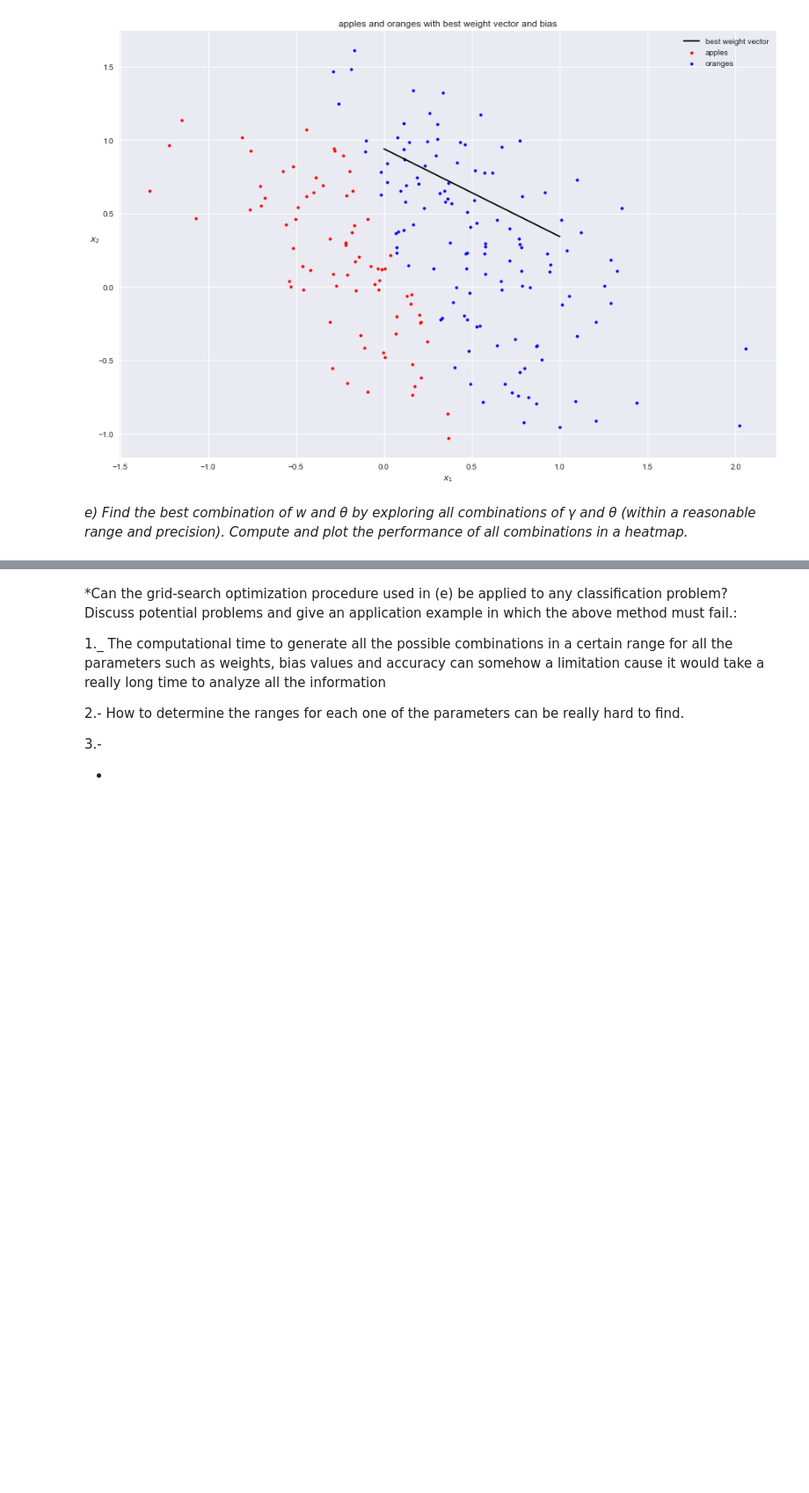
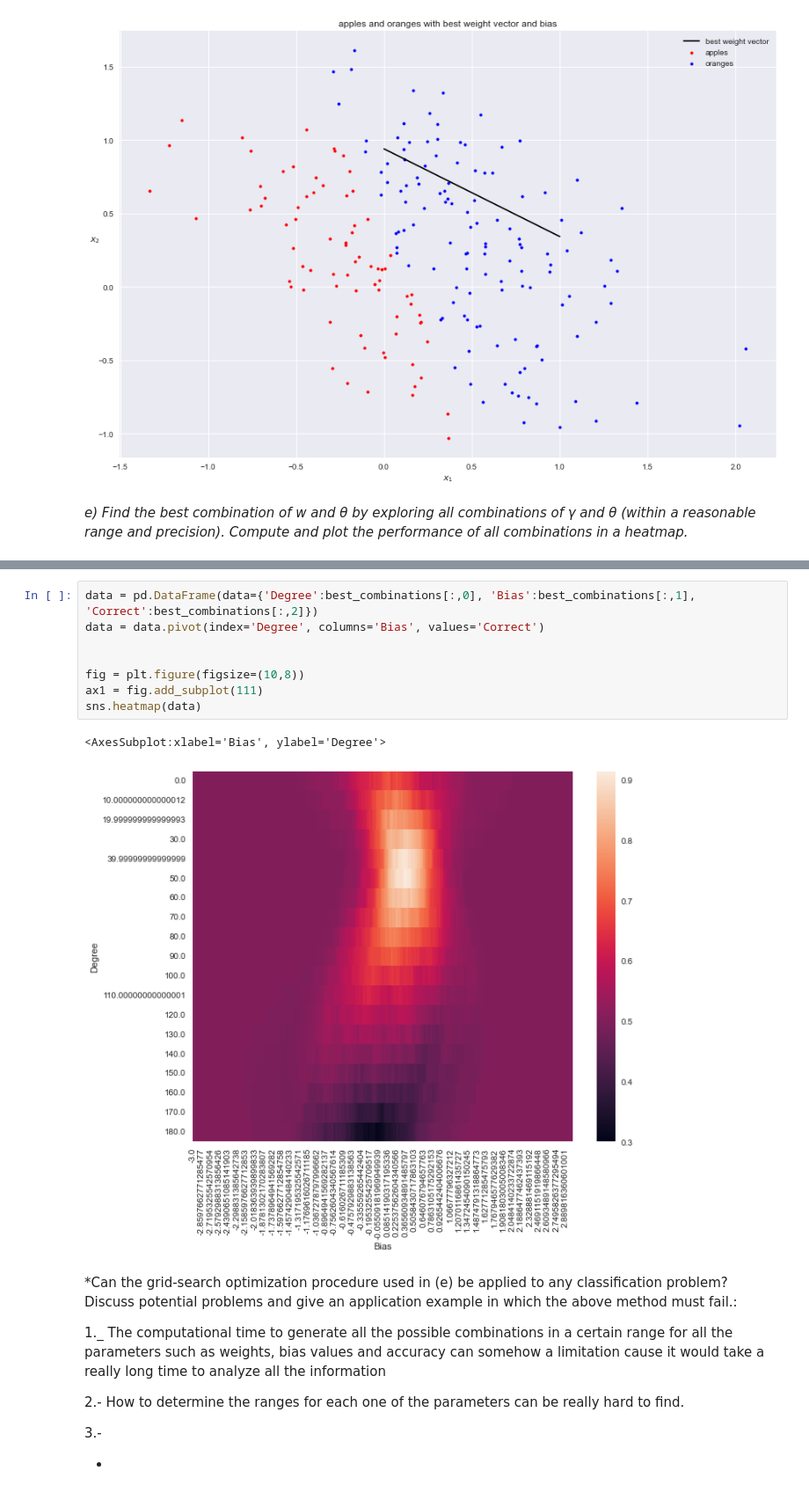
Before and after one commit to Javiermateor/Machine-Intelligence-I, a Jupyter notebook: Exercise 00/Exercise_02.ipynb, the cells around one changed output, grey strips where cells are left out. Shown at 88% size. Saved outputs shown, nothing was run; the diff lists cells and outputs as text; blank space fills up the shorter version.

```diff
--- a/Exercise 00/Exercise_02.ipynb
+++ b/Exercise 00/Exercise_02.ipynb
@@ -381,3 +329,14 @@ for j in range(best_combinations.shape[0]):
+# %%
+data = pd.DataFrame(data={'Degree':best_combinations[:,0], 'Bias':best_combinations[:,1], 'Correct':best_combinations[:,2]})
+data = data.pivot(index='Degree', columns='Bias', values='Correct')
+
+
+fig = plt.figure(figsize=(10,8))
+ax1 = fig.add_subplot(111)
+sns.heatmap(data)
+# %% [output]
+<AxesSubplot:xlabel='Bias', ylabel='Degree'>
+[figure, added]
 # %% [markdown]
 *Can the grid-search optimization procedure used in (e) be applied to any classification problem? Discuss potential problems and give an application example in which the above method must fail.:
 
```
Also changed, not shown: parts of 5 cells of this notebook, 2 other files.
